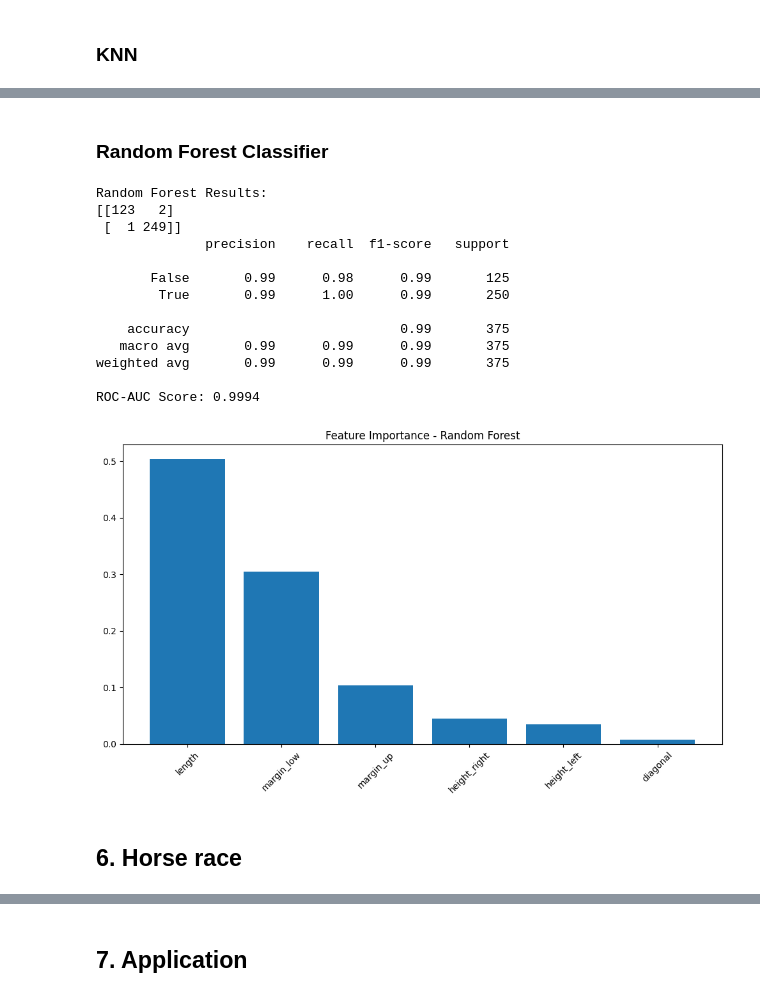
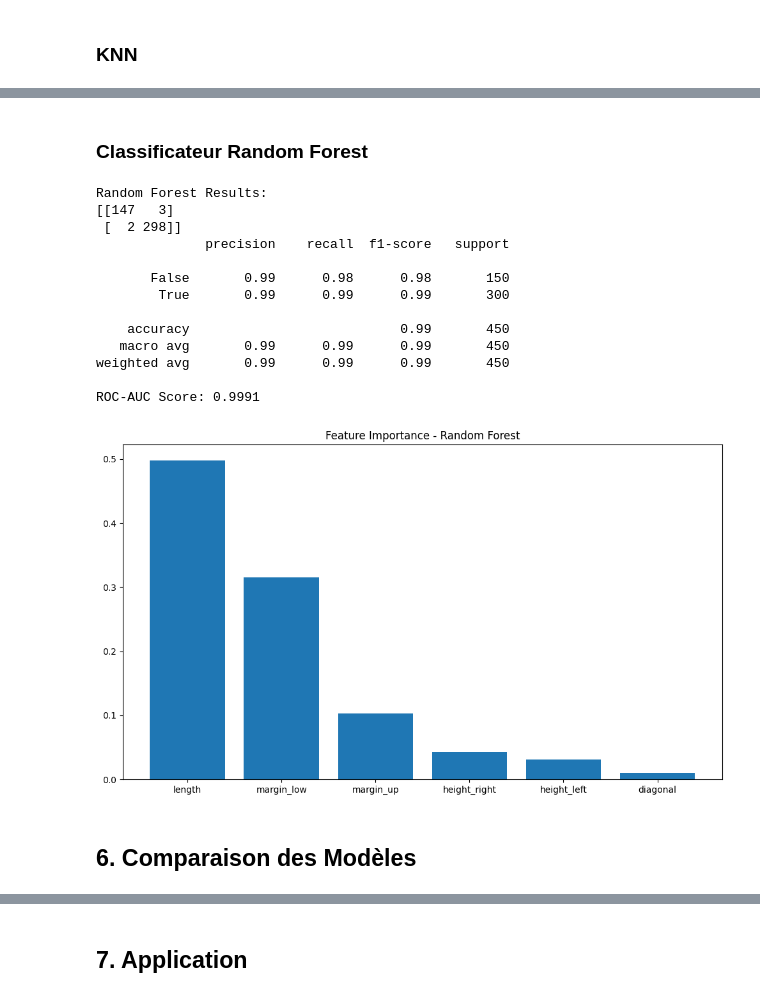
Before and after one commit to makokuzii/Detectez-des-faux-billets-avec-Python, a Jupyter notebook: main.ipynb, the cells around one changed output, grey strips where cells are left out. Drawn from its saved outputs; the diff is of its cells as text; code cells hidden in the pictures.

```diff
--- a/main.ipynb
+++ b/main.ipynb
@@ -202,18 +206,18 @@ plt.show()
 [figure]
 [figure]
 # %%
-# Prepare data for modeling
+# Préparer les données pour la modélisation
 X = df.drop('is_genuine', axis=1)
 y = df['is_genuine']
 
-# Standardize features
+# Standardiser les caractéristiques
 scaler = StandardScaler()
 X_scaled = scaler.fit_transform(X)
 X_scaled = pd.DataFrame(X_scaled, columns=X.columns)
 
-# Split data
+# Diviser les données
 X_train, X_test, y_train, y_test = train_test_split(
-    X_scaled, y, test_size=0.25, random_state=42, stratify=y
+    X_scaled, y, test_size=0.3, random_state=42, stratify=y
 )
 
 print(f"Training set size: {X_train.shape[0]}")
@@ -383,44 +386,44 @@ ROC-AUC Score: 0.9996
 # %% [markdown]
-### Random Forest Classifier
+### Classificateur Random Forest
 # %%
-# Algorithm 4: Random Forest
+# Algorithme 4 : Random Forest
 from sklearn.ensemble import RandomForestClassifier
 
 rf = RandomForestClassifier(n_estimators=100, random_state=42, n_jobs=-1)
 rf.fit(X_train, y_train)
 y_pred_rf = rf.predict(X_test)
 y_pred_proba_rf = rf.predict_proba(X_test)[:, 1]
 
 print("Random Forest Results:")
 print(confusion_matrix(y_test, y_pred_rf))
 print(classification_report(y_test, y_pred_rf))
 print(f"ROC-AUC Score: {roc_auc_score(y_test, y_pred_proba_rf):.4f}")
 
-# Feature importance
+# Importance des caractéristiques
 importances = rf.feature_importances_
 indices = np.argsort(importances)[::-1]
 
 plt.figure(figsize=(10, 6))
 plt.title('Feature Importance - Random Forest')
 plt.bar(range(len(importances)), importances[indices])
-plt.xticks(range(len(importances)), [X.columns[i] for i in indices], rotation=45)
+plt.xticks(range(len(importances)), [X.columns[i] for i in indices], rotation=0)
 plt.tight_layout()
 plt.show()
 # %% [output]
 Random Forest Results:
-[[123   2]
- [  1 249]]
+[[147   3]
+ [  2 298]]
               precision    recall  f1-score   support
 
-       False       0.99      0.98      0.99       125
-        True       0.99      1.00      0.99       250
+       False       0.99      0.98      0.98       150
+        True       0.99      0.99      0.99       300
 
-    accuracy                           0.99       375
-   macro avg       0.99      0.99      0.99       375
-weighted avg       0.99      0.99      0.99       375
+    accuracy                           0.99       450
+   macro avg       0.99      0.99      0.99       450
+weighted avg       0.99      0.99      0.99       450
 
-ROC-AUC Score: 0.9994
+ROC-AUC Score: 0.9991
-[figure, old version]
+[figure, new version]
 # %% [markdown]
-## 6. Horse race
+## 6. Comparaison des Modèles
 # %%
```
Also changed, not shown: parts of 18 cells of this notebook, 4 other files.
